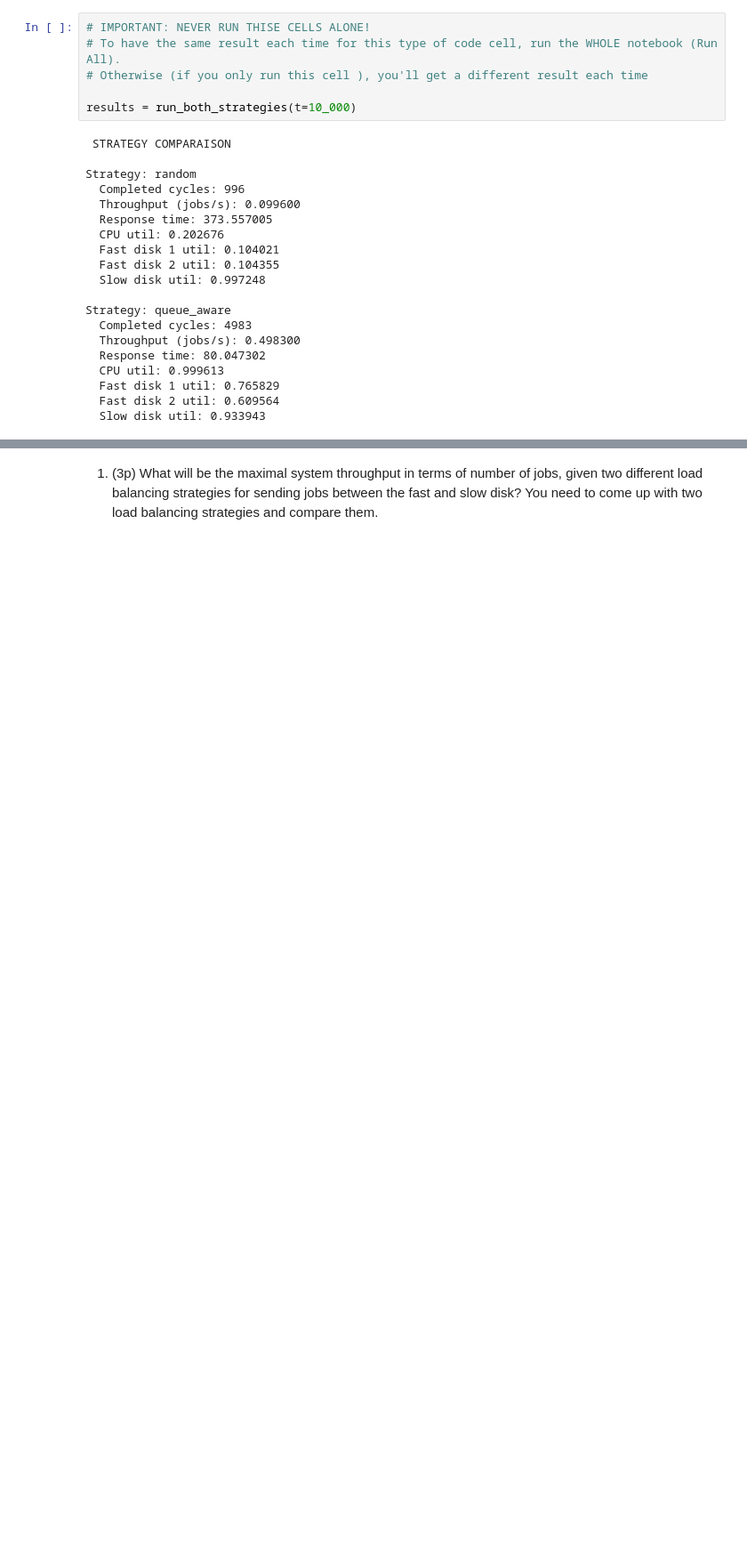
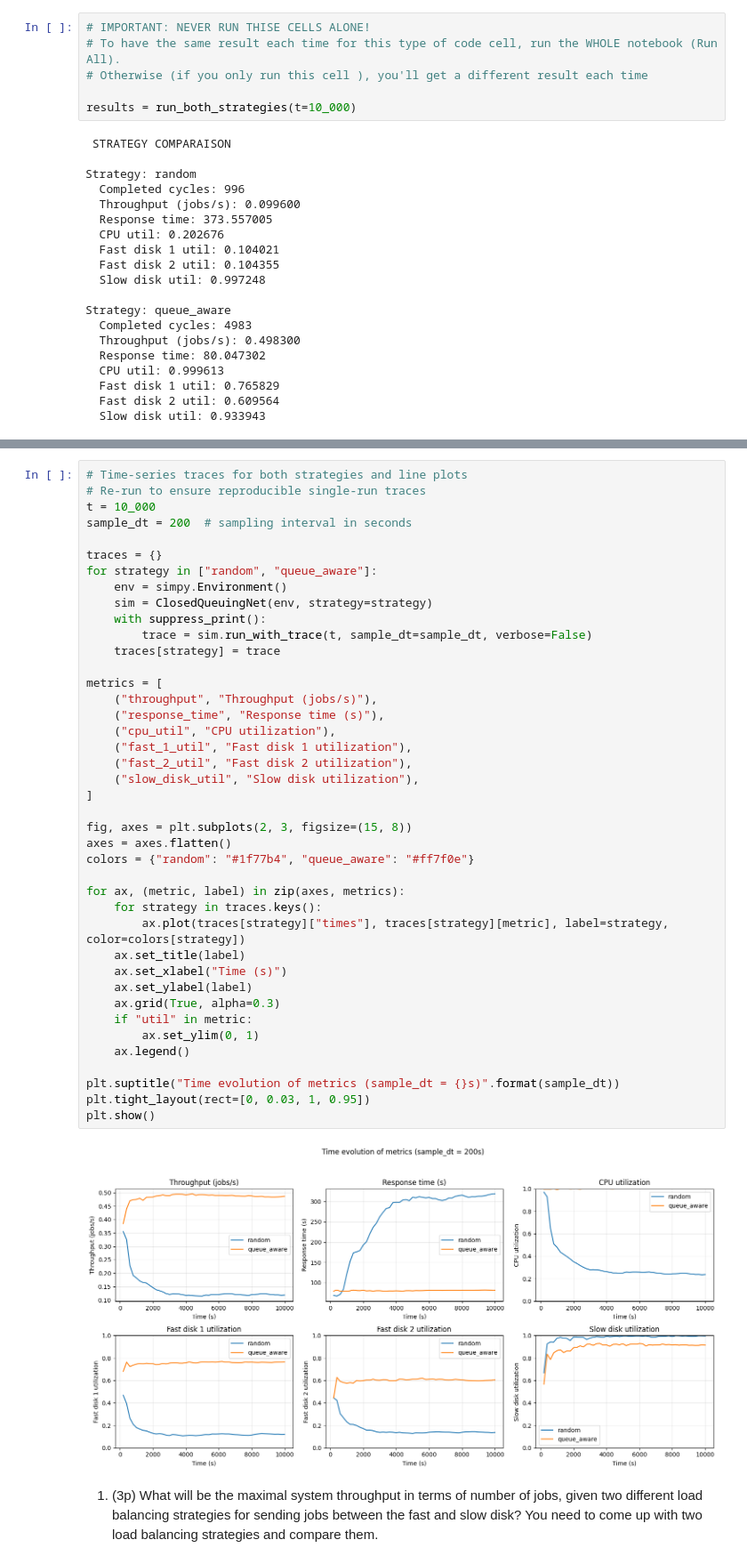
Before and after one commit to mariaponomarova/queuing-network-simulation, a Jupyter notebook: project.ipynb, the cells around one changed output, grey strips where cells are left out. Shown at 89% size. Saved outputs shown, nothing was run; the diff lists cells and outputs as text; blank space fills up the shorter version.

```diff
--- a/project.ipynb
+++ b/project.ipynb
@@ -313,3 +394,46 @@ Strategy: queue_aware
+# %%
+# Time-series traces for both strategies and line plots
+# Re-run to ensure reproducible single-run traces
+t = 10_000
+sample_dt = 200  # sampling interval in seconds
+
+traces = {}
+for strategy in ["random", "queue_aware"]:
+    env = simpy.Environment()
+    sim = ClosedQueuingNet(env, strategy=strategy)
+    with suppress_print():
+        trace = sim.run_with_trace(t, sample_dt=sample_dt, verbose=False)
+    traces[strategy] = trace
+
+metrics = [
+    ("throughput", "Throughput (jobs/s)"),
+    ("response_time", "Response time (s)"),
+    ("cpu_util", "CPU utilization"),
+    ("fast_1_util", "Fast disk 1 utilization"),
+    ("fast_2_util", "Fast disk 2 utilization"),
+    ("slow_disk_util", "Slow disk utilization"),
+]
+
+fig, axes = plt.subplots(2, 3, figsize=(15, 8))
+axes = axes.flatten()
+colors = {"random": "#1f77b4", "queue_aware": "#ff7f0e"}
+
+for ax, (metric, label) in zip(axes, metrics):
+    for strategy in traces.keys():
+        ax.plot(traces[strategy]["times"], traces[strategy][metric], label=strategy, color=colors[strategy])
+    ax.set_title(label)
+    ax.set_xlabel("Time (s)")
+    ax.set_ylabel(label)
+    ax.grid(True, alpha=0.3)
+    if "util" in metric:
+        ax.set_ylim(0, 1)
+    ax.legend()
+
+plt.suptitle("Time evolution of metrics (sample_dt = {}s)".format(sample_dt))
+plt.tight_layout(rect=[0, 0.03, 1, 0.95])
+plt.show()
+# %% [output]
+[figure, added]
 # %% [markdown]
 1. (3p) What will be the maximal system throughput in terms of number of jobs, given two different load balancing strategies for sending jobs between the fast and slow disk? You need to come up with two load balancing strategies and compare them.
 # %% [markdown]
```
Also changed, not shown: parts of 3 cells of this notebook.
